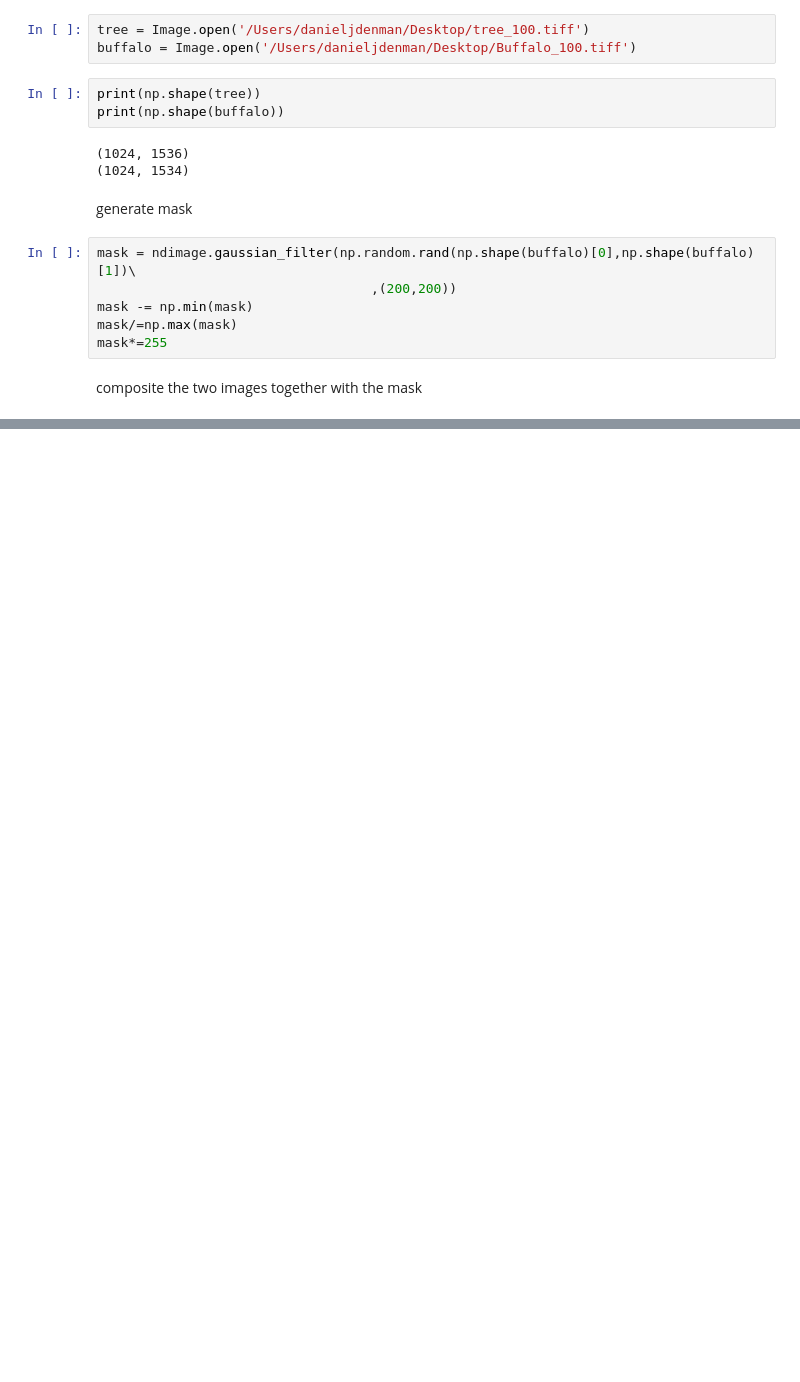
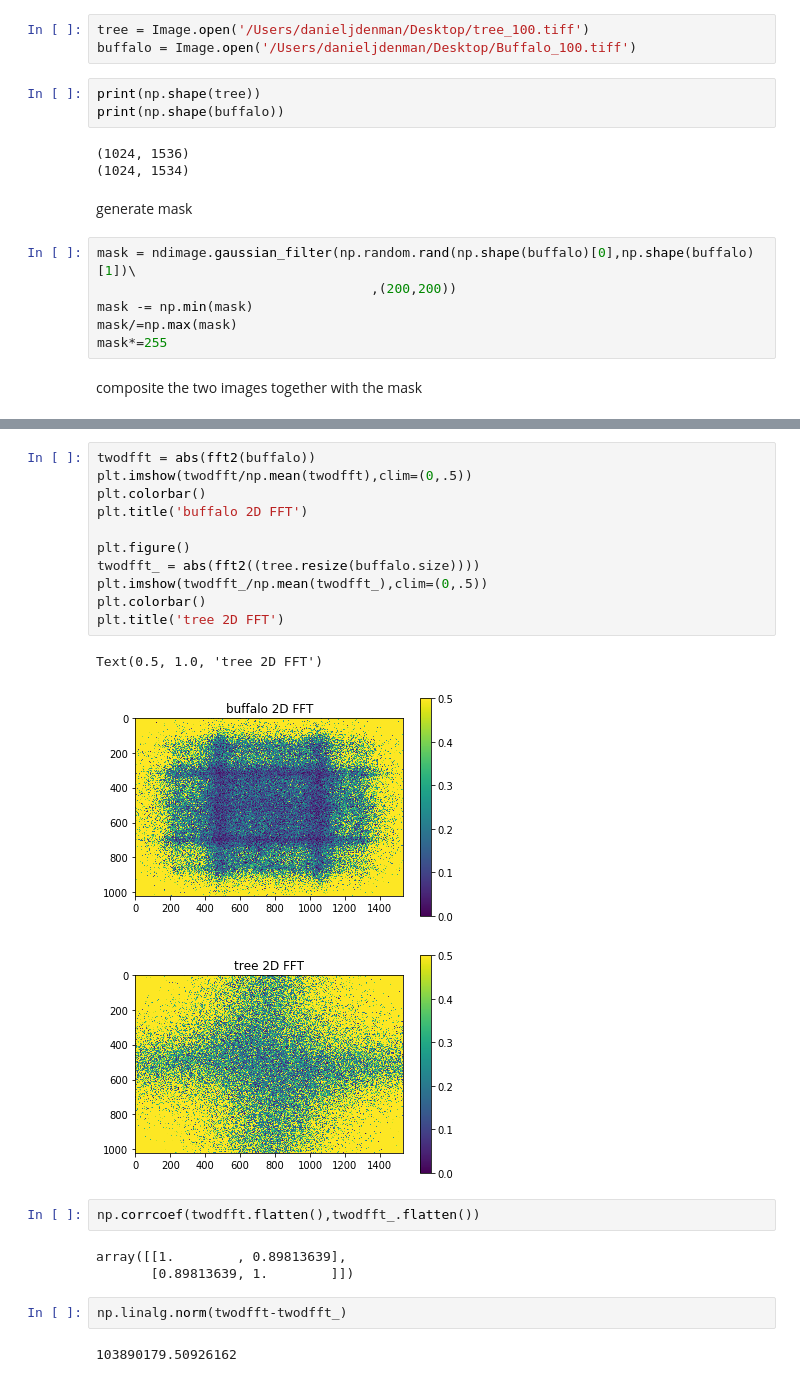
Before and after one commit to denmanlab/djd_notebooks, a Jupyter notebook: composite_images.ipynb, the cells around one changed output, grey strips where cells are left out. Cells and saved outputs as stored; diff of their text form; blank space fills up the shorter version.

```diff
--- a/composite_images.ipynb
+++ b/composite_images.ipynb
@@ -30,0 +39,24 @@ Image.composite(tree.resize(buffalo.size), buffalo, Image.fromarray(np.uint8(mas
+# %%
+twodfft = abs(fft2(buffalo))
+plt.imshow(twodfft/np.mean(twodfft),clim=(0,.5))
+plt.colorbar()
+plt.title('buffalo 2D FFT')
+
+plt.figure()
+twodfft_ = abs(fft2((tree.resize(buffalo.size))))
+plt.imshow(twodfft_/np.mean(twodfft_),clim=(0,.5))
+plt.colorbar()
+plt.title('tree 2D FFT')
+# %% [output]
+Text(0.5, 1.0, 'tree 2D FFT')
+[figure, added]
+[figure, added]
+# %%
+np.corrcoef(twodfft.flatten(),twodfft_.flatten())
+# %% [output]
+array([[1.        , 0.89813639],
+       [0.89813639, 1.        ]])
+# %%
+np.linalg.norm(twodfft-twodfft_)
+# %% [output]
+103890179.50926162
```
Also changed, not shown: parts of 17 cells of this notebook.
